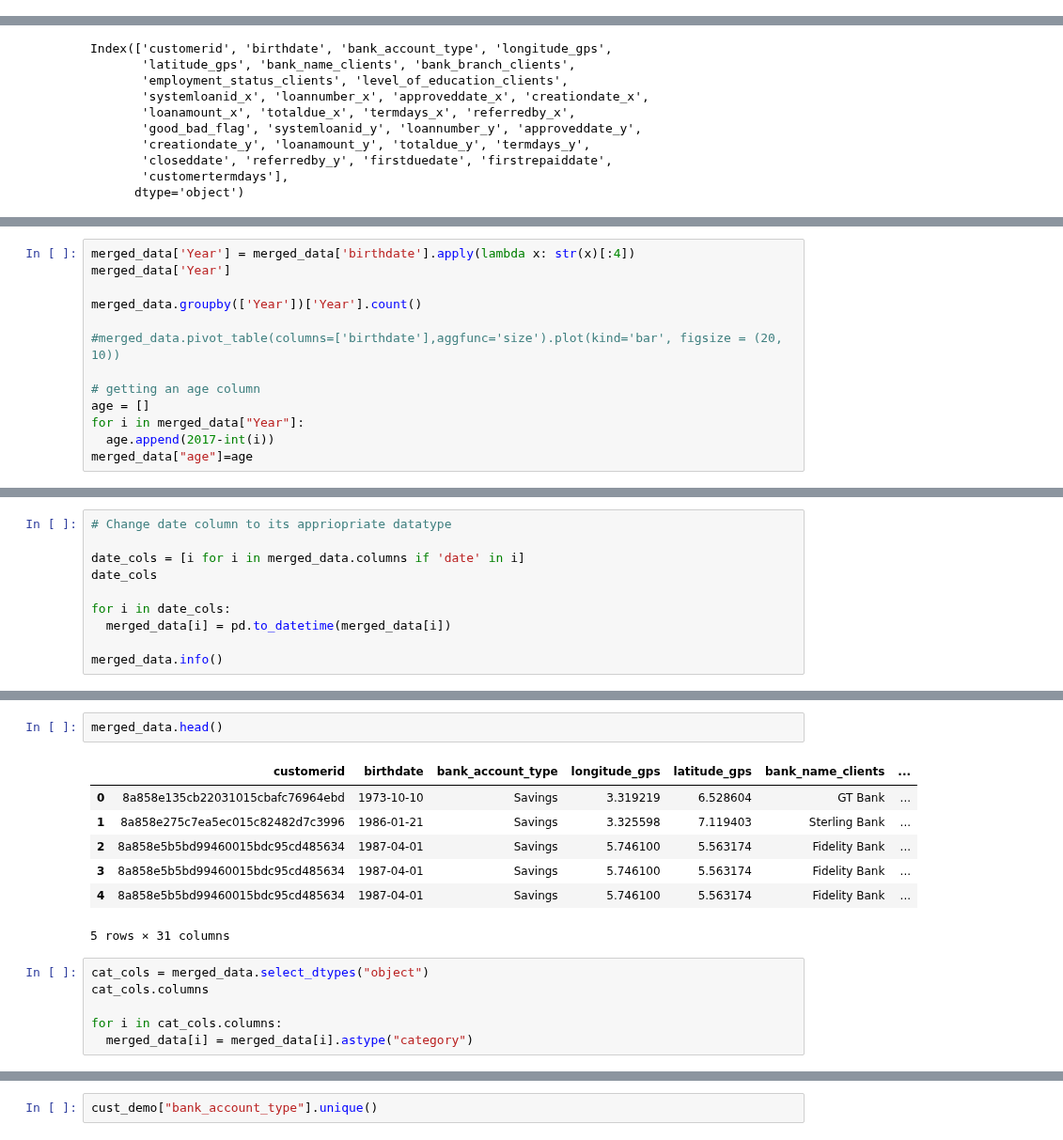
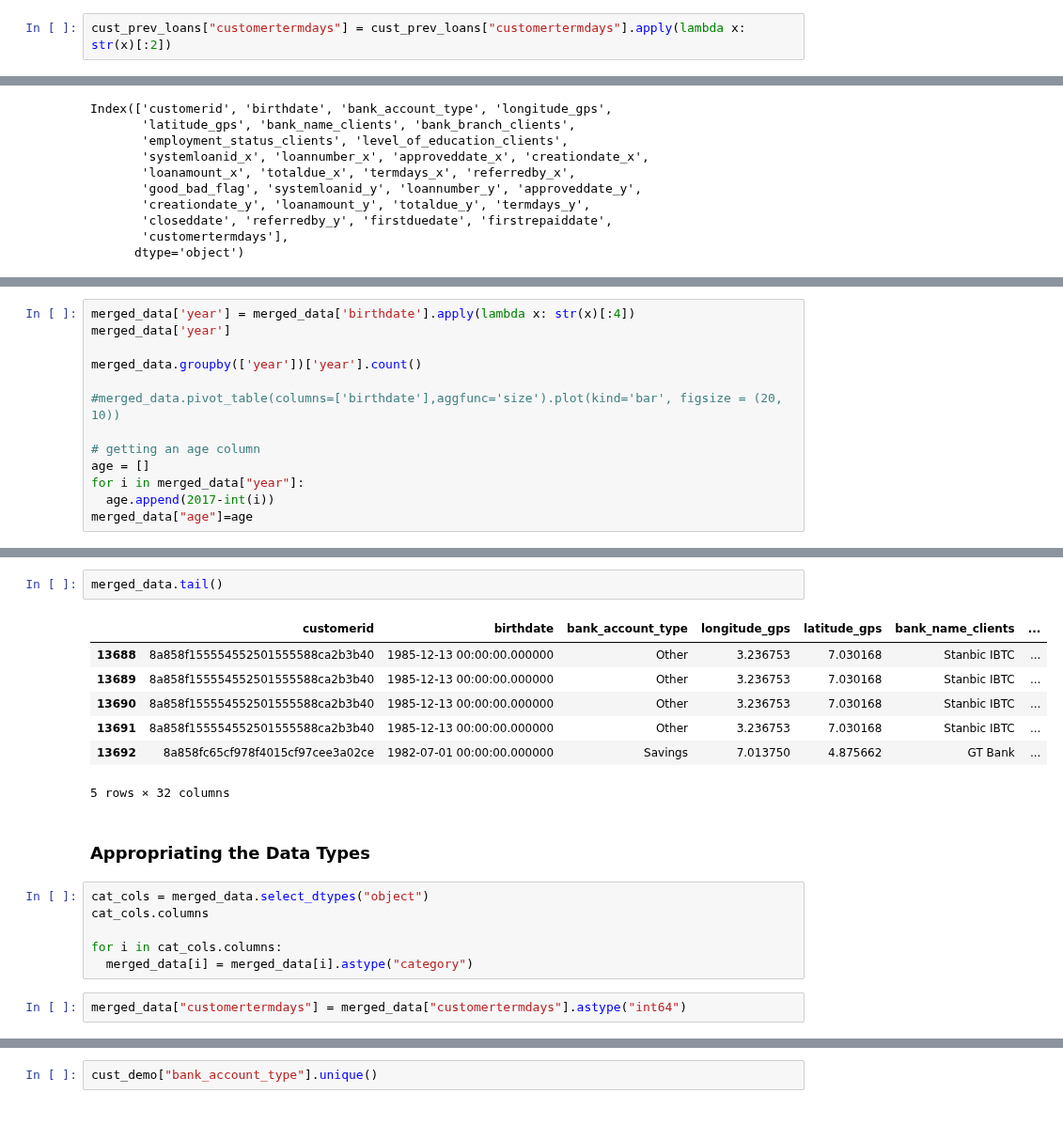
Before and after one commit to VICTORIA-OKESIPE/Personal-Projects, a Jupyter notebook: Nigeria_Loan_Default_Pred/loan_default_prediction.ipynb, the cells around one changed output, grey strips where cells are left out. Shown at 94% size. Cells and saved outputs as stored; diff of their text form.

```diff
--- a/Nigeria_Loan_Default_Pred/loan_default_prediction.ipynb
+++ b/Nigeria_Loan_Default_Pred/loan_default_prediction.ipynb
@@ -236,3 +227,5 @@ Index(['customerid', 'systemloanid', 'loannumber', 'approveddate',
+# %%
+cust_prev_loans["customertermdays"] = cust_prev_loans["customertermdays"].apply(lambda x: str(x)[:2])
 # %%
 cust_prev_loans[["customertermdays", "termdays"]]
 # %% [output]
@@ -330,14 +325,14 @@ Index(['customerid', 'birthdate', 'bank_account_type', 'longitude_gps',
 # %%
-merged_data['Year'] = merged_data['birthdate'].apply(lambda x: str(x)[:4])
-merged_data['Year']
+merged_data['year'] = merged_data['birthdate'].apply(lambda x: str(x)[:4])
+merged_data['year']
 
-merged_data.groupby(['Year'])['Year'].count()
+merged_data.groupby(['year'])['year'].count()
 
 #merged_data.pivot_table(columns=['birthdate'],aggfunc='size').plot(kind='bar', figsize = (20, 10))
 
 # getting an age column
 age = []
-for i in merged_data["Year"]:
+for i in merged_data["year"]:
   age.append(2017-int(i))
 merged_data["age"]=age
 # %%
@@ -393,10 +387,0 @@ merged_data.head()
-# %%
-# Change date column to its appriopriate datatype
-
-date_cols = [i for i in merged_data.columns if 'date' in i]
-date_cols
-
-for i in date_cols:
-  merged_data[i] = pd.to_datetime(merged_data[i])
-
-merged_data.info()
@@ -421,19 +388,23 @@ memory usage: 3.3+ MB
 # %%
-merged_data.head()
+merged_data.tail()
 # %% [output]
 |  | customerid | birthdate | bank_account_type | longitude_gps | latitude_gps | bank_name_clients | ... |
-| 0 | 8a858e135cb22031015cbafc76964ebd | 1973-10-10 | Savings | 3.319219 | 6.528604 | GT Bank | ... |
-| 1 | 8a858e275c7ea5ec015c82482d7c3996 | 1986-01-21 | Savings | 3.325598 | 7.119403 | Sterling Bank | ... |
-| 2 | 8a858e5b5bd99460015bdc95cd485634 | 1987-04-01 | Savings | 5.746100 | 5.563174 | Fidelity Bank | ... |
-| 3 | 8a858e5b5bd99460015bdc95cd485634 | 1987-04-01 | Savings | 5.746100 | 5.563174 | Fidelity Bank | ... |
-| 4 | 8a858e5b5bd99460015bdc95cd485634 | 1987-04-01 | Savings | 5.746100 | 5.563174 | Fidelity Bank | ... |
+| 13688 | 8a858f155554552501555588ca2b3b40 | 1985-12-13 00:00:00.000000 | Other | 3.236753 | 7.030168 | Stanbic IBTC | ... |
+| 13689 | 8a858f155554552501555588ca2b3b40 | 1985-12-13 00:00:00.000000 | Other | 3.236753 | 7.030168 | Stanbic IBTC | ... |
+| 13690 | 8a858f155554552501555588ca2b3b40 | 1985-12-13 00:00:00.000000 | Other | 3.236753 | 7.030168 | Stanbic IBTC | ... |
+| 13691 | 8a858f155554552501555588ca2b3b40 | 1985-12-13 00:00:00.000000 | Other | 3.236753 | 7.030168 | Stanbic IBTC | ... |
+| 13692 | 8a858fc65cf978f4015cf97cee3a02ce | 1982-07-01 00:00:00.000000 | Savings | 7.013750 | 4.875662 | GT Bank | ... |
-5 rows × 31 columns
+5 rows × 32 columns
+# %% [markdown]
+### **Appropriating the Data Types**
 # %%
 cat_cols = merged_data.select_dtypes("object")
 cat_cols.columns
 
 for i in cat_cols.columns:
   merged_data[i] = merged_data[i].astype("category")
+# %%
+merged_data["customertermdays"] = merged_data["customertermdays"].astype("int64")
 # %%
 merged_data.info()
 # %% [output]
```
Also changed, not shown: parts of 44 cells of this notebook.
